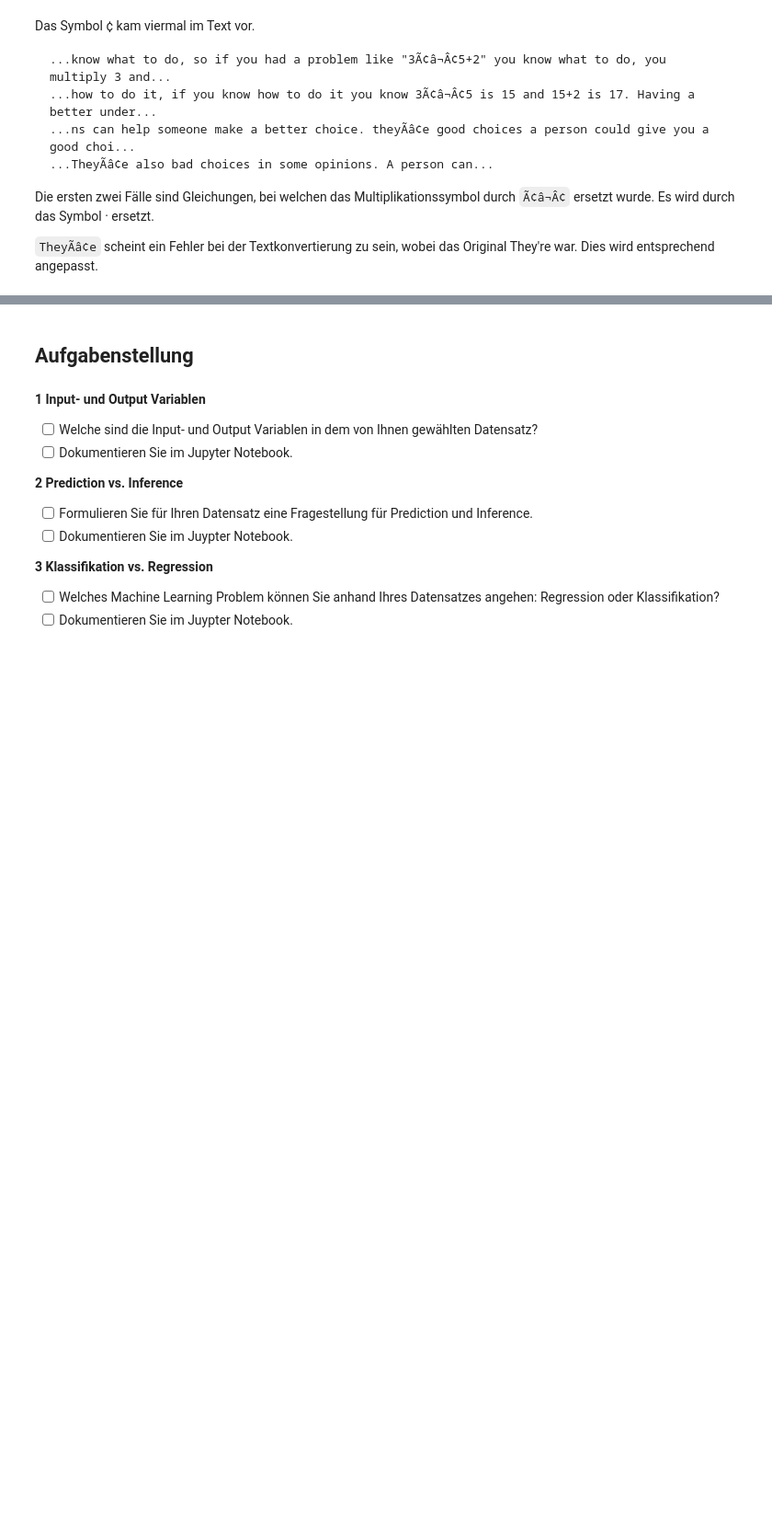
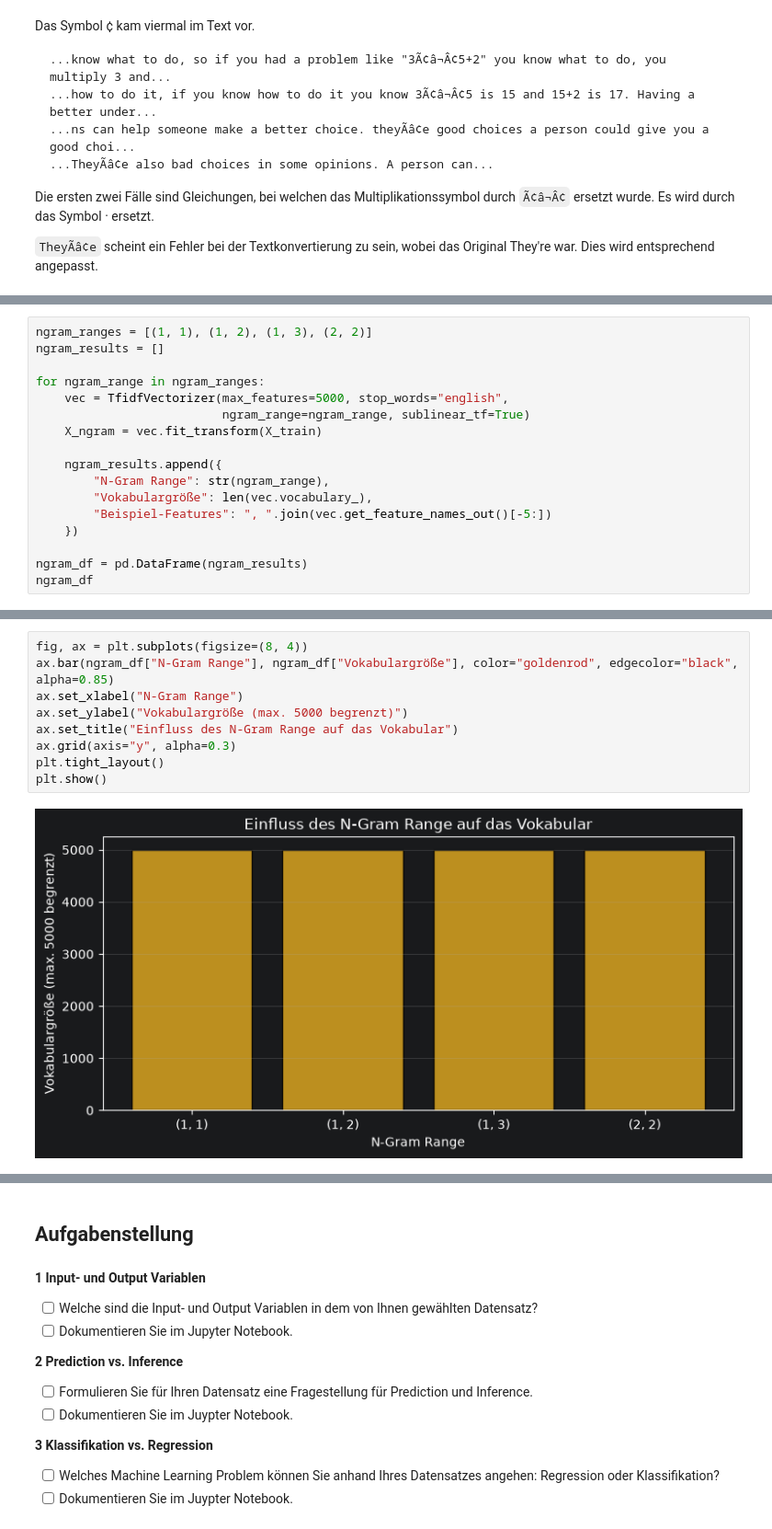
Before and after one commit to TheAmarok/Neue-Konzepte-Gruppe-9, a Jupyter notebook: Notebook_Abgabeversion.ipynb, the cells around one changed output, grey strips where cells are left out. Shown at 92% size. Cells and saved outputs as stored; diff of their text form; blank space fills up the shorter version.

```diff
--- a/Notebook_Abgabeversion.ipynb
+++ b/Notebook_Abgabeversion.ipynb
@@ -678,0 +1014,17 @@ Die ersten zwei Fälle sind Gleichungen, bei welchen das Multiplikationssymbol d
+# %%
+ngram_ranges = [(1, 1), (1, 2), (1, 3), (2, 2)]
+ngram_results = []
+
+for ngram_range in ngram_ranges:
+    vec = TfidfVectorizer(max_features=5000, stop_words="english",
+                          ngram_range=ngram_range, sublinear_tf=True)
+    X_ngram = vec.fit_transform(X_train)
+
+    ngram_results.append({
+        "N-Gram Range": str(ngram_range),
+        "Vokabulargröße": len(vec.vocabulary_),
+        "Beispiel-Features": ", ".join(vec.get_feature_names_out()[-5:])
+    })
+
+ngram_df = pd.DataFrame(ngram_results)
+ngram_df
@@ -678,0 +1037,11 @@ Die ersten zwei Fälle sind Gleichungen, bei welchen das Multiplikationssymbol d
+# %%
+fig, ax = plt.subplots(figsize=(8, 4))
+ax.bar(ngram_df["N-Gram Range"], ngram_df["Vokabulargröße"], color="goldenrod", edgecolor="black", alpha=0.85)
+ax.set_xlabel("N-Gram Range")
+ax.set_ylabel("Vokabulargröße (max. 5000 begrenzt)")
+ax.set_title("Einfluss des N-Gram Range auf das Vokabular")
+ax.grid(axis="y", alpha=0.3)
+plt.tight_layout()
+plt.show()
+# %% [output]
+[figure, added]
```
Also changed, not shown: parts of 53 cells of this notebook.
